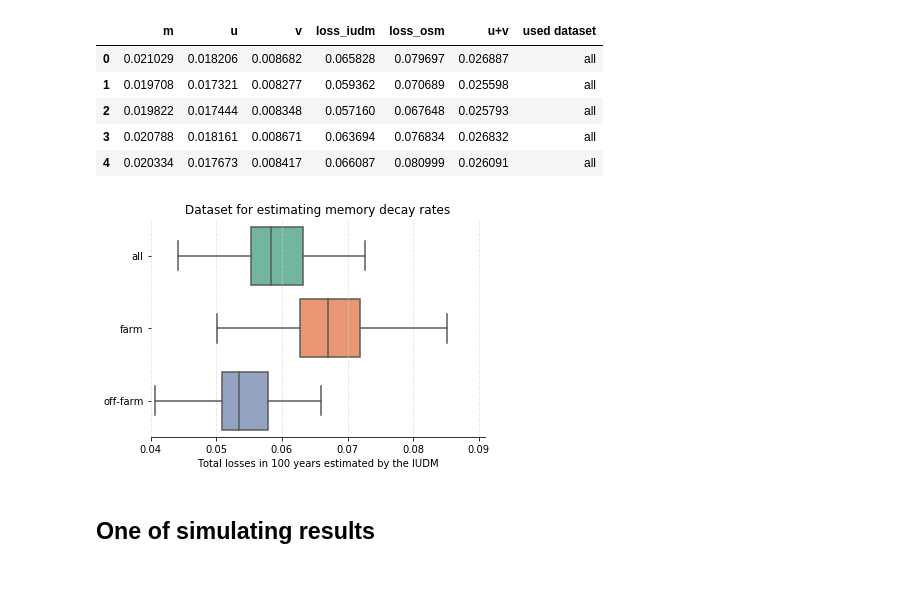
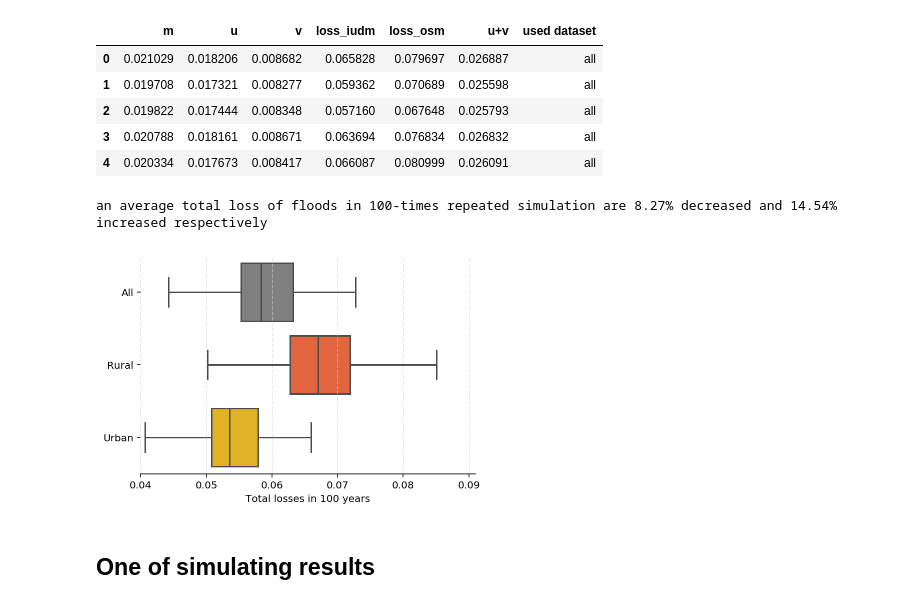
Before and after one commit to SongshGeo/Collective-Memory, a Jupyter notebook: plotting_result3.ipynb, the cells around one changed output. Drawn from its saved outputs; the diff is of its cells as text; code cells hidden in the pictures.

Commit message:
plotting files

```diff
--- a/plotting_result3.ipynb
+++ b/plotting_result3.ipynb
@@ -21,20 +21,31 @@ df.head()
 | 2 | 0.019822 | 0.017444 | 0.008348 | 0.057160 | 0.067648 | 0.025793 | all |
 | 3 | 0.020788 | 0.018161 | 0.008671 | 0.063694 | 0.076834 | 0.026832 | all |
 | 4 | 0.020334 | 0.017673 | 0.008417 | 0.066087 | 0.080999 | 0.026091 | all |
+# %%
+piv = df.pivot_table(index='used dataset', values='loss_iudm', aggfunc=np.mean)['loss_iudm']
+a = (piv['all'] - piv['off-farm']) / piv['all']
+b = (piv['farm'] - piv['all']) / piv['all']
+print("an average total loss of floods in 100-times repeated simulation are {:.2%} decreased and {:.2%} increased respectively".format(a, b))
+# %% [output]
+an average total loss of floods in 100-times repeated simulation are 8.27% decreased and 14.54% increased respectively
 # %%
+%config InlineBackend.figure_format ='retina'
 fig, ax = plt.subplots(1, 1)
-sns.boxplot(y='used dataset', x='loss_iudm', data=df, ax=ax, palette='Set2')
+my_palette = sns.color_palette(['gray', '#FF5722', '#FFC107'])  # gray, heard of, read about
+sns.boxplot(y='used dataset', x='loss_iudm', data=df, ax=ax, palette=my_palette)
 ax.spines['top'].set_visible(False)
 ax.spines['bottom'].set_visible(True)
 ax.spines['left'].set_visible(False)
 ax.spines['right'].set_visible(False)
 ax.xaxis.grid(color='lightgray', linestyle='-.', linewidth=0.5)
 ax.set_xlim(0.04, 0.091)
-ax.set_xlabel("Total losses in 100 years estimated by the IUDM")
+ax.set_xlabel("Total losses in 100 years")
+ax.set_yticklabels(['All', 'Rural', 'Urban'])
 ax.axes.yaxis.label.set_visible(False)
-ax.set_title("Dataset for estimating memory decay rates");
+ax.set_ylabel("Dataset used in fitting")
+plt.savefig('images/result3-1.jpg', format='jpg', dpi=300);
 # %% [output]
-[figure, old version]
+[figure, new version]
 # %% [markdown]
 ## One of simulating results
 # %%
```
Also changed, not shown: parts of 2 cells of this notebook, 2 other files.
